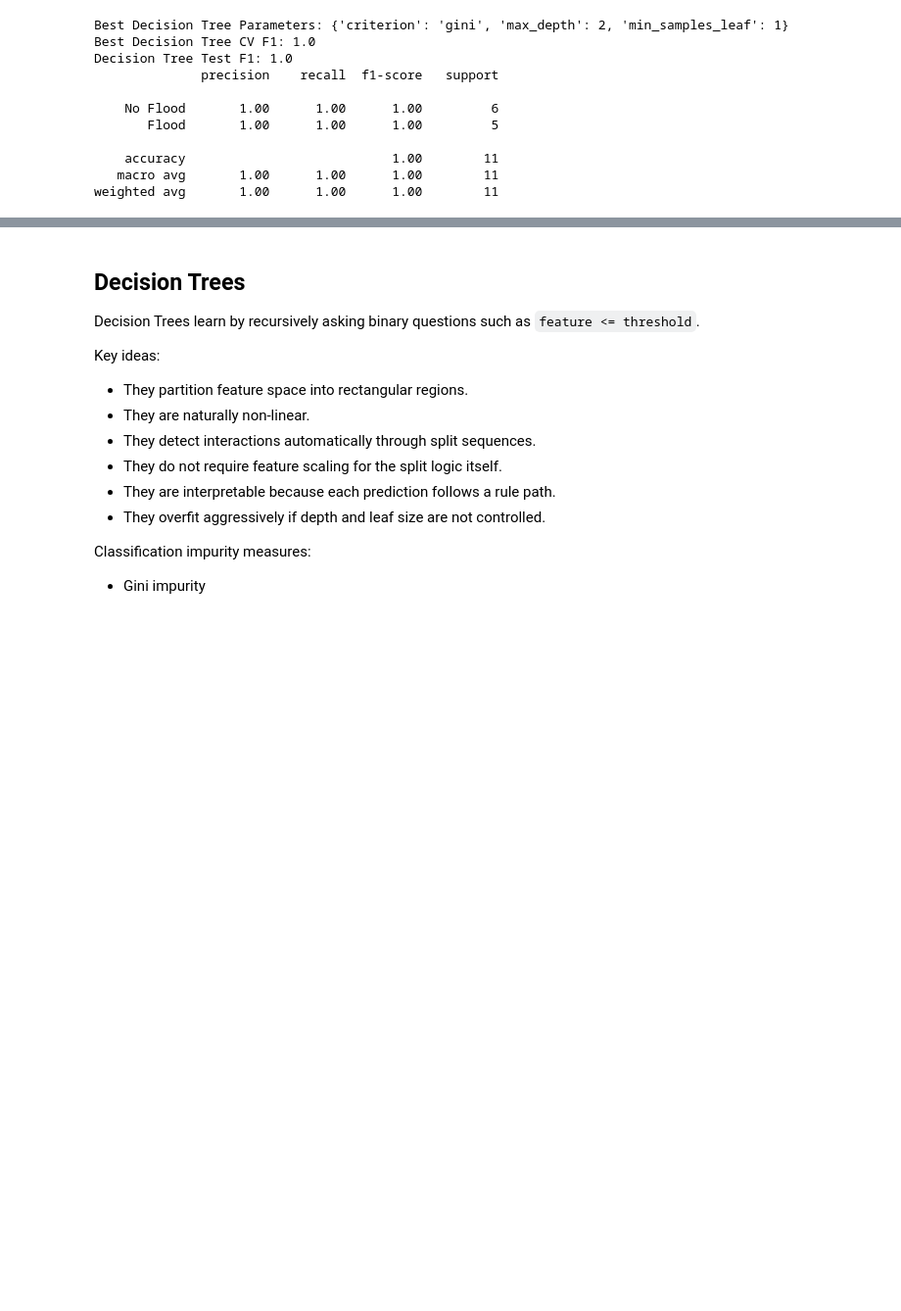
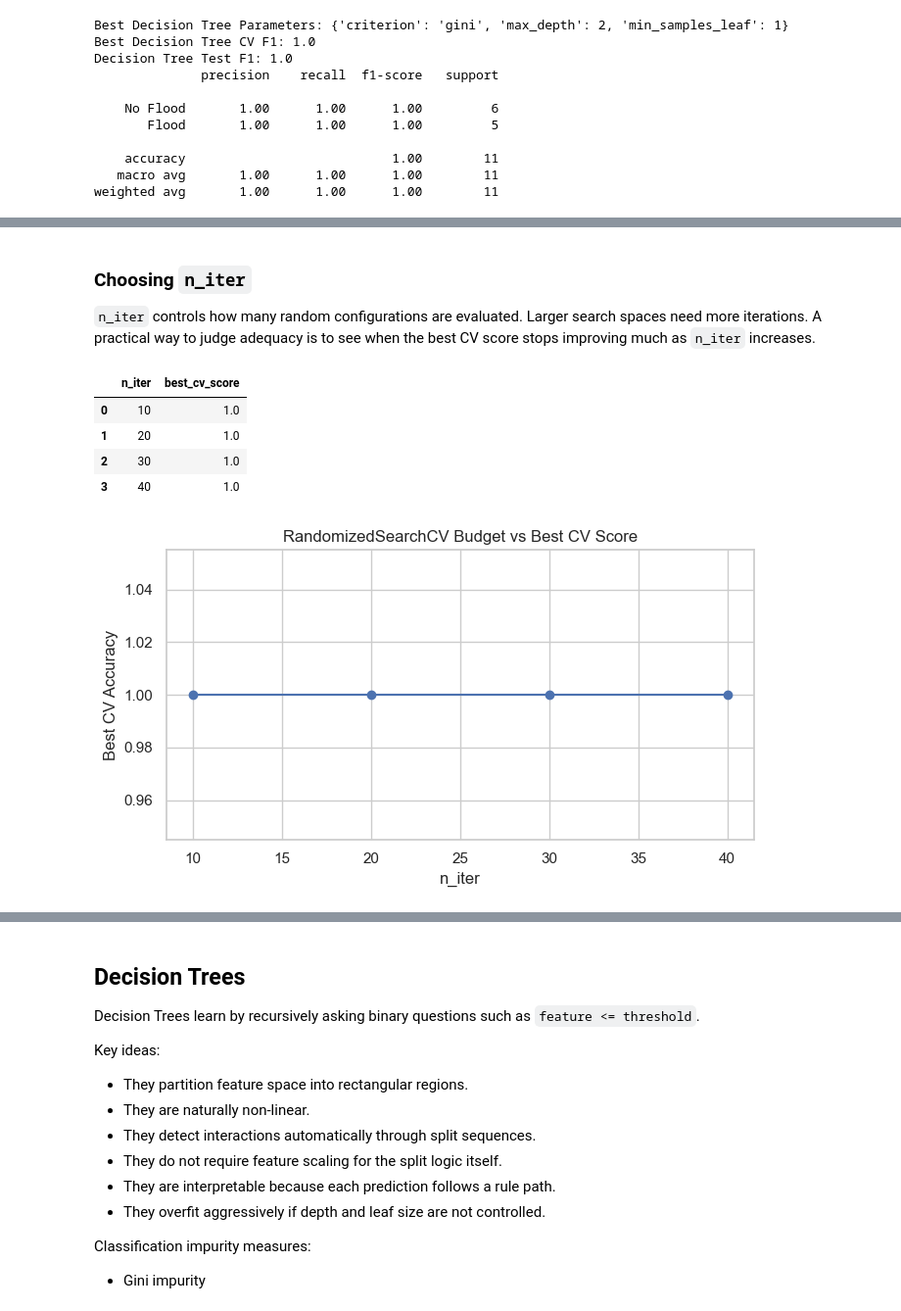
Before and after one commit to kalviumcommunity/S66-0426-Niru-FloodRisk-MachineLearning, a Jupyter notebook: notebooks/complete_project_workflow.ipynb, the cells around one changed output, grey strips where cells are left out. Shown at 98% size. Drawn from its saved outputs; the diff is of its cells as text; code cells hidden in the pictures; blank space fills up the shorter version.

Commit message:
Add RandomizedSearchCV notebook workflow

```diff
--- a/notebooks/complete_project_workflow.ipynb
+++ b/notebooks/complete_project_workflow.ipynb
@@ -657,7 +670,0 @@ When the search space gets wide, exhaustive grid search can be too expensive. Ra
-# %%
-# This runs a randomized hyperparameter search for KNN.
-knn_param_distributions = {'knn__n_neighbors': randint(1, 50), 'knn__weights': ['uniform', 'distance']}
-random_search = RandomizedSearchCV(knn_pipeline, knn_param_distributions, n_iter=20, cv=5, scoring='f1', random_state=RANDOM_STATE, n_jobs=-1)
-random_search.fit(X_train, y_train)
-print('Best RandomizedSearchCV Parameters:', random_search.best_params_)
-print('Best RandomizedSearchCV CV F1:', random_search.best_score_)
@@ -666,0 +671,17 @@ Best RandomizedSearchCV CV F1: 1.0
+# %%
+# This tunes a Random Forest with RandomizedSearchCV.
+rf_search_model = RandomForestClassifier(random_state=RANDOM_STATE)
+rf_param_dist = {
+    'n_estimators': randint(50, 500),
+    'max_depth': randint(2, 30),
+    'min_samples_split': randint(2, 20),
+    'min_samples_leaf': randint(1, 15),
+    'max_features': ['sqrt', 'log2', None]
+}
+rf_random_search = RandomizedSearchCV(rf_search_model, param_distributions=rf_param_dist, n_iter=30, cv=5, scoring='accuracy', random_state=RANDOM_STATE, return_train_score=True, n_jobs=-1)
+rf_random_search.fit(X_train, y_train)
+rf_random_pred = rf_random_search.best_estimator_.predict(X_test)
+print('Best Parameters:', rf_random_search.best_params_)
+print('Best CV Score:', rf_random_search.best_score_)
+print('Test Accuracy:', accuracy_score(y_test, rf_random_pred))
+print(classification_report(y_test, rf_random_pred, target_names=['No Flood', 'Flood']))
@@ -666,0 +700,28 @@ Best RandomizedSearchCV CV F1: 1.0
+# %% [markdown]
+### Choosing `n_iter`
+
+`n_iter` controls how many random configurations are evaluated. Larger search spaces need more iterations. A practical way to judge adequacy is to see when the best CV score stops improving much as `n_iter` increases.
+# %%
+# This tracks best CV score as the randomized search budget increases.
+cv_scores_by_iter = []
+for n in [10, 20, 30, 40]:
+    rs = RandomizedSearchCV(rf_search_model, rf_param_dist, n_iter=n, cv=5, scoring='accuracy', random_state=RANDOM_STATE, n_jobs=-1)
+    rs.fit(X_train, y_train)
+    cv_scores_by_iter.append((n, rs.best_score_))
+iter_results_df = pd.DataFrame(cv_scores_by_iter, columns=['n_iter', 'best_cv_score'])
+display(iter_results_df)
+plt.figure(figsize=(7, 4))
+plt.plot(iter_results_df['n_iter'], iter_results_df['best_cv_score'], marker='o')
+plt.xlabel('n_iter')
+plt.ylabel('Best CV Accuracy')
+plt.title('RandomizedSearchCV Budget vs Best CV Score')
+plt.grid(True)
+plt.tight_layout()
+plt.show()
+# %% [output]
+|  | n_iter | best_cv_score |
+| 0 | 10 | 1.0 |
+| 1 | 20 | 1.0 |
+| 2 | 30 | 1.0 |
+| 3 | 40 | 1.0 |
+[figure, added]
```
Also changed, not shown: parts of 11 cells of this notebook.
